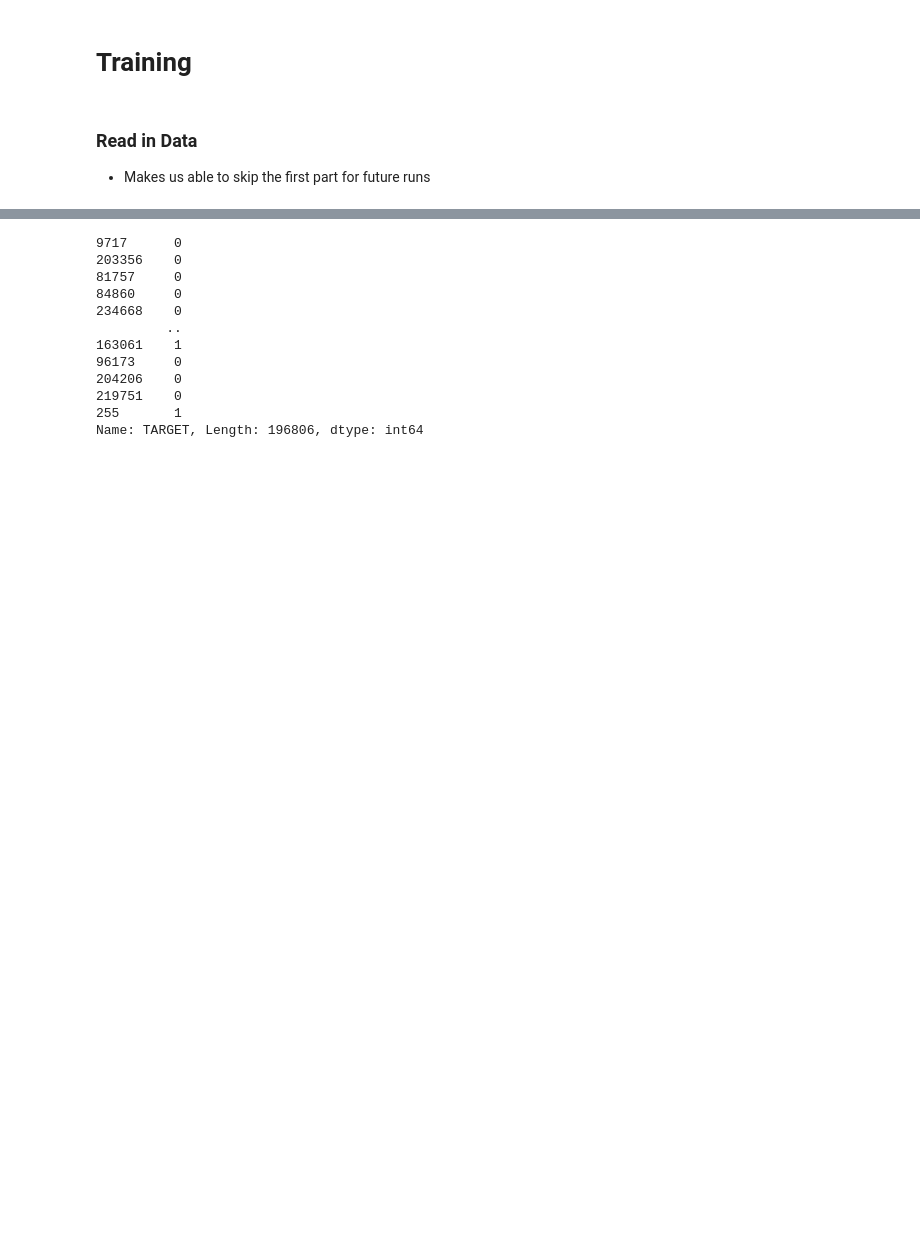
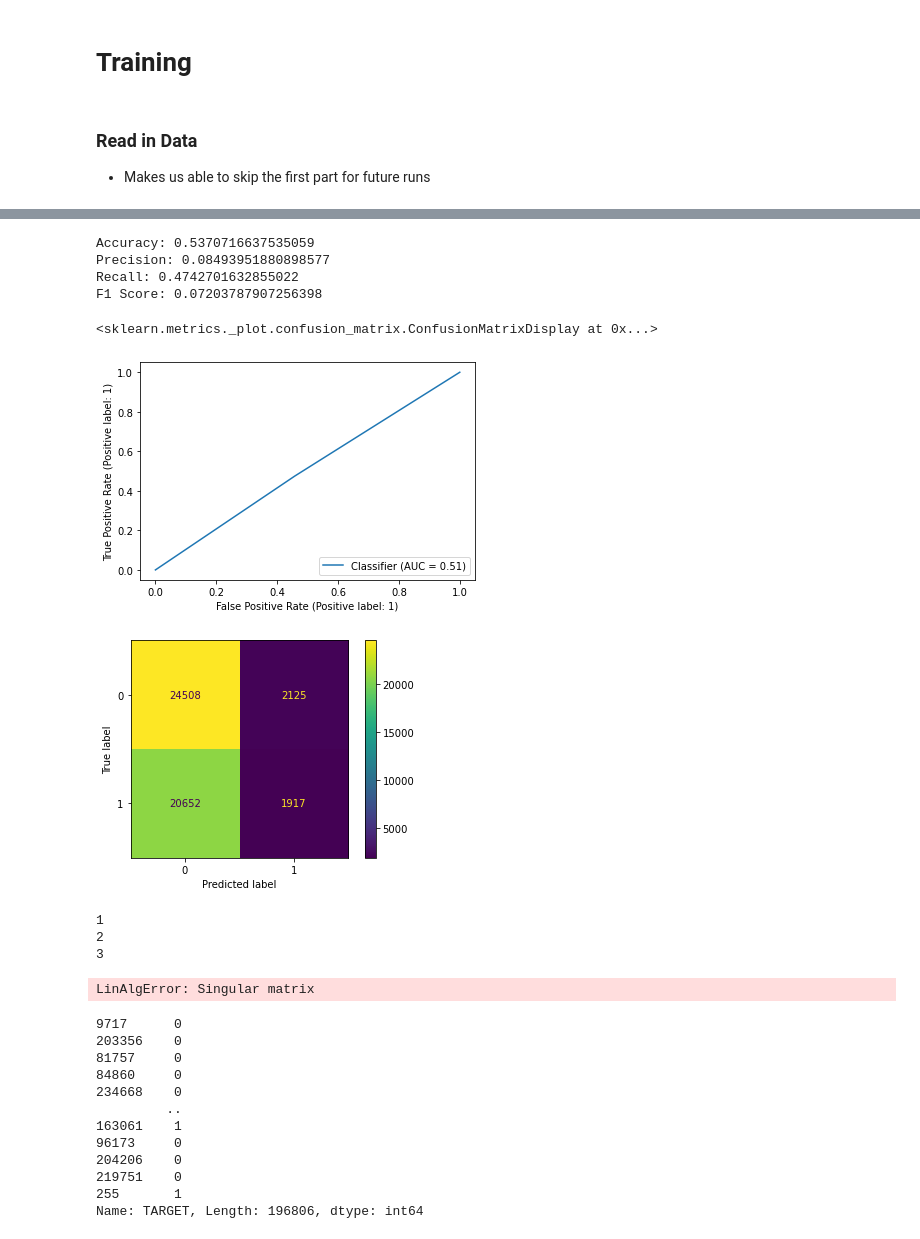
Before and after one commit to kaanan99/403-Project2, a Jupyter notebook: Project_2.ipynb, the cells around one changed output, grey strips where cells are left out. Cells and saved outputs as stored; diff of their text form; code cells hidden in the pictures; blank space fills up the shorter version.

```diff
--- a/Project_2.ipynb
+++ b/Project_2.ipynb
@@ -154,3 +211,31 @@ def gradient_descent_logistic_with_penalty(X, y, learning_rate_val, threshold, L
+# %%
+def get_metrics(predictions, truth):
+  tp = 0
+  tn = 0
+  fp = 0
+  fn = 0
+  for x in range(len(predictions)):
+    if truth[x] == 0:
+      if predictions[x] == 0:
+        tn += 1
+      else:
+        fp += 1
+    else:
+      if predictions[x] == 1:
+        tp += 1
+      else:
+        fn += 1
+  if (tp + fp) != 0:
+    precision = tp / (tp + fp)
+  else:
+    precision = 0
+  recall = tp / (tp + fn)
+  f1_score = (precision * recall) / (precision + recall)
+  print("Accuracy:", (tp + tn) / (tp + tn + fp + fn))
+  print("Precision:", precision)
+  print("Recall:", recall)
+  print("F1 Score:", f1_score)
+  RocCurveDisplay.from_predictions(truth, predictions)
 # %%
-X_train, X_test, y_train, y_test = train_test_split(df_.drop(columns=["TARGET"]), df_["TARGET"], test_size = .2, random_state = 42)
-df_.drop(columns=["TARGET"])
+X_train, X_test, y_train, y_test = train_test_split(df.drop(columns=["TARGET"]), df["TARGET"], test_size = .2, random_state = 42)
+#df.drop(columns=["TARGET"])
@@ -171,5 +242,44 @@ df_.drop(columns=["TARGET"])
 # %%
 X_train, X_validation, y_train, y_validation = train_test_split(X_train, y_train, test_size = .2, random_state = 42)
+# %%
+w, c = lda_kaanan(X_train, y_train)
+nums = np.array((np.matrix(X_validation) * w.transpose()) - c).flatten()
+predictions = []
+for x in nums:
+  if x > 0:
+    predictions.append(1)
+  else:
+    predictions.append(0)
+get_metrics(predictions, np.array(y_validation))
+cm = confusion_matrix(predictions, np.array(y_validation))
+ConfusionMatrixDisplay(confusion_matrix=cm).plot()
+# %% [output]
+Accuracy: 0.5370716637535059
+Precision: 0.08493951880898577
+Recall: 0.4742701632855022
+F1 Score: 0.07203787907256398
+<sklearn.metrics._plot.confusion_matrix.ConfusionMatrixDisplay at 0x...>
+[figure, added]
+[figure, added]
+# %%
+w, c = lda_model(X_train, y_train)
+print("Done")
+nums = np.array((np.matrix(X_validation) * w.transpose()) - c).flatten()
+print("done 2")
+predictions = []
+for x in nums:
+  if x > 0:
+    predictions.append(1)
+  else:
+    predictions.append(0)
+get_metrics(predictions, np.array(y_validation))
+cm = confusion_matrix(predictions, np.array(y_validation))
+ConfusionMatrixDisplay(confusion_matrix=cm).plot()
+# %% [output]
+1
+2
+3
+LinAlgError: Singular matrix
 # %%
 y_train
 # %% [output]
```
Also changed, not shown: parts of 13 cells of this notebook.
